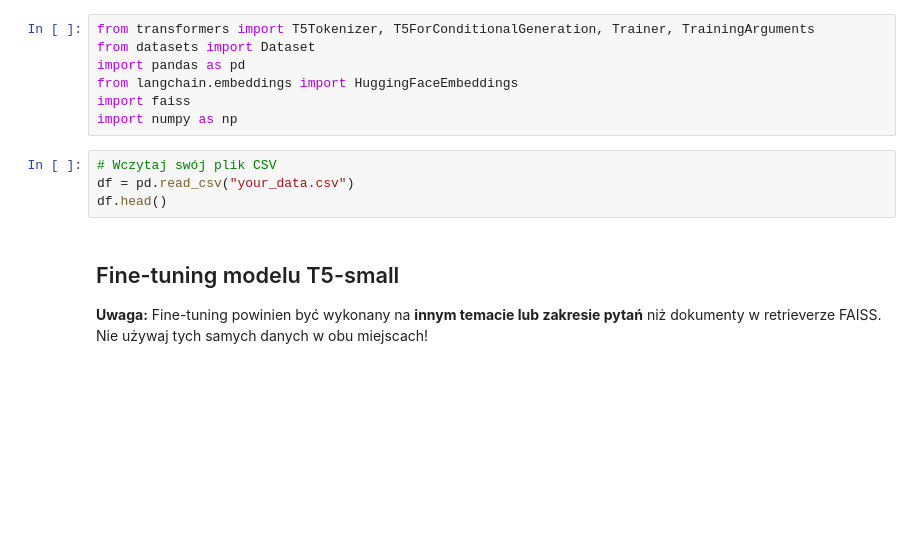
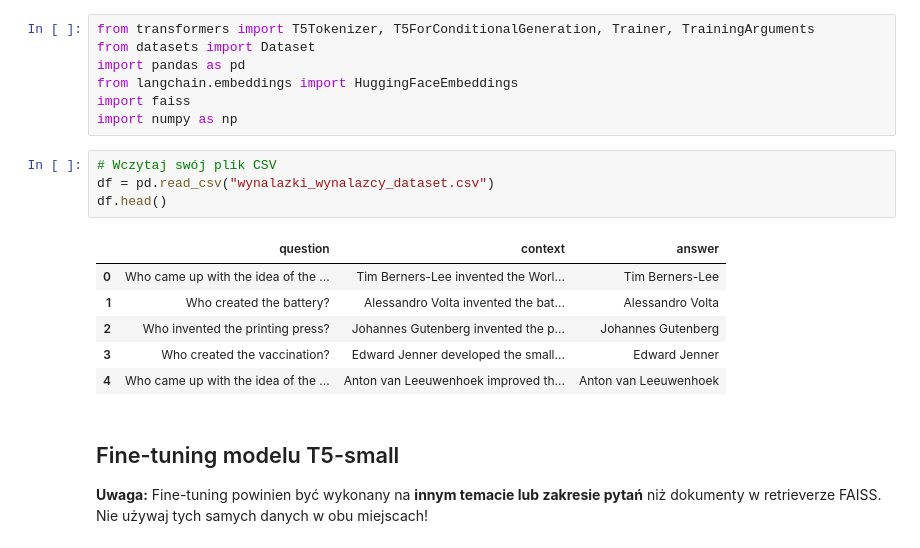
Before and after one commit to PawelCedzich/NLPLabs, a Jupyter notebook: Lista 8/T5_Fine_Tuning_RAG_FAISS.ipynb, the cells around one changed output. Drawn from its saved outputs; the diff is of its cells as text; blank space fills up the shorter version.

```diff
--- a/Lista 8/T5_Fine_Tuning_RAG_FAISS.ipynb
+++ b/Lista 8/T5_Fine_Tuning_RAG_FAISS.ipynb
@@ -48,8 +66,15 @@ import faiss
 import numpy as np
 # %%
 # Wczytaj swój plik CSV
-df = pd.read_csv("your_data.csv")
+df = pd.read_csv("wynalazki_wynalazcy_dataset.csv")
 df.head()
+# %% [output]
+|  | question | context | answer |
+| 0 | Who came up with the idea of the ... | Tim Berners-Lee invented the Worl... | Tim Berners-Lee |
+| 1 | Who created the battery? | Alessandro Volta invented the bat... | Alessandro Volta |
+| 2 | Who invented the printing press? | Johannes Gutenberg invented the p... | Johannes Gutenberg |
+| 3 | Who created the vaccination? | Edward Jenner developed the small... | Edward Jenner |
+| 4 | Who came up with the idea of the ... | Anton van Leeuwenhoek improved th... | Anton van Leeuwenhoek |
 # %% [markdown]
 
 ## Fine-tuning modelu T5-small
```
Also changed, not shown: parts of 4 cells of this notebook.
